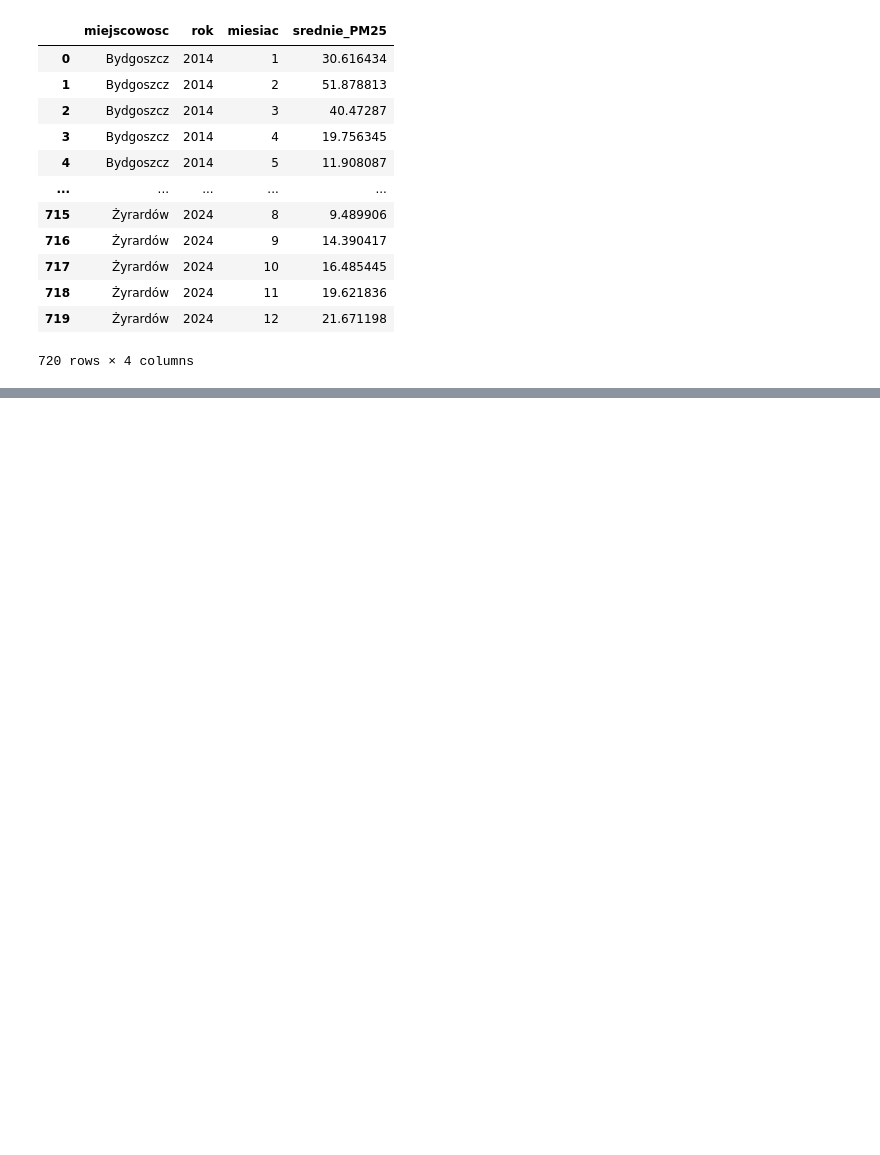
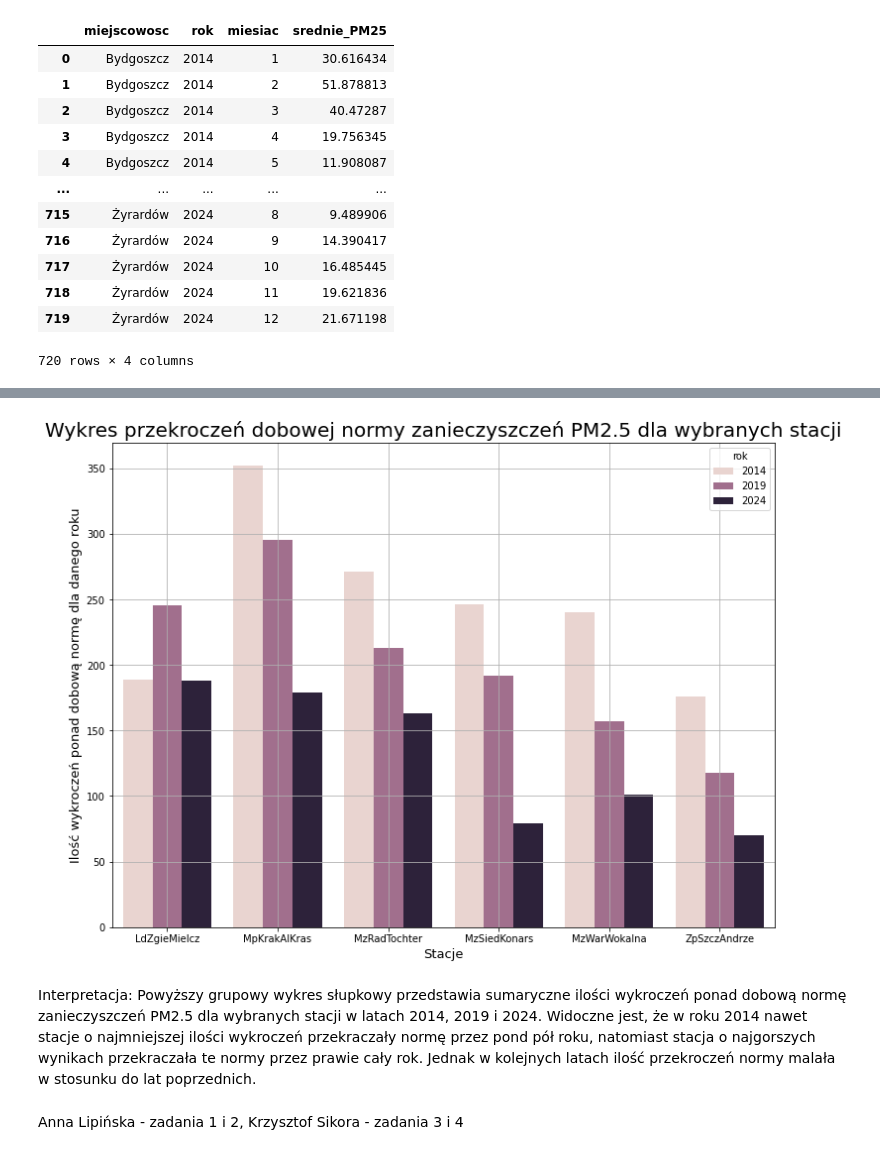
Before and after one commit to alipinska7/Projekt3_ZTP, a Jupyter notebook: Projekt1.ipynb, the cells around one changed output, grey strips where cells are left out. Cells and saved outputs as stored; diff of their text form; code cells hidden in the pictures; blank space fills up the shorter version.

```diff
--- a/Projekt1.ipynb
+++ b/Projekt1.ipynb
@@ -417,0 +501,6 @@ mean_day
+# %%
+#Tabela sumująca ilość wykroczeń dla każdej stacji względem lat 2014, 2019 i 2024
+wykroczenia = ( dobowe_srednie.groupby(['stacja', 'rok'])['przekroczenie'].sum()
+    .reset_index() .rename(columns={'przekroczenie': 'ilość przekroczeń'}) )
+
+wykroczenia
@@ -417,0 +521,5 @@ mean_day
+# %%
+#Tabela dla roku 2024
+wykroczenia_2024 = wykroczenia[wykroczenia['rok'] == 2024]
+
+wykroczenia_2024
@@ -417,0 +544,8 @@ mean_day
+# %%
+#Wyznaczenie 3 stacji o największej liczbie wykroczeń w roku 2024, i 3 o najmniejszej
+max_3 = wykroczenia_2024.nlargest(3, 'ilość przekroczeń')
+min_3 = wykroczenia_2024.nsmallest(3, 'ilość przekroczeń')
+
+wybrane_stacje = pd.concat([max_3, min_3])['stacja'].tolist()
+
+wybrane_stacje
@@ -417,0 +559,5 @@ mean_day
+# %%
+#Tabela wykroczeń dla wybranych stacji dla lat 2014, 2019 i 2024
+dane_wykroczen = wykroczenia[wykroczenia['stacja'].isin(wybrane_stacje)].copy()
+
+dane_wykroczen
@@ -417,0 +582,15 @@ mean_day
+# %%
+#Wygenerowanie grupowego wykresu słupkowego dla powyższych danych
+plt.figure(figsize=(12, 9))
+sns.barplot(data=dane_wykroczen, x='stacja', y='ilość przekroczeń', hue='rok', width=0.8)
+plt.title("Wykres przekroczeń dobowej normy zanieczyszczeń PM2.5 dla wybranych stacji", size=20)
+plt.ylabel("Ilość wykroczeń ponad dobową normę dla danego roku", size=13)
+plt.xlabel("Stacje", size=13)
+plt.grid()
+plt.show()
+# %% [output]
+[figure, added]
+# %% [markdown]
+Interpretacja: Powyższy grupowy wykres słupkowy przedstawia sumaryczne ilości wykroczeń ponad dobową normę zanieczyszczeń PM2.5 dla wybranych stacji w latach 2014, 2019 i 2024. Widoczne jest, że w roku 2014 nawet stacje o najmniejszej ilości wykroczeń przekraczały normę przez pond pół roku, natomiast stacja o najgorszych wynikach przekraczała te normy przez prawie cały rok. Jednak w kolejnych latach ilość przekroczeń normy malała w stosunku do lat poprzednich.
+# %% [markdown]
+Anna Lipińska - zadania 1 i 2, Krzysztof Sikora - zadania 3 i 4
```
Also changed, not shown: parts of 23 cells of this notebook.
